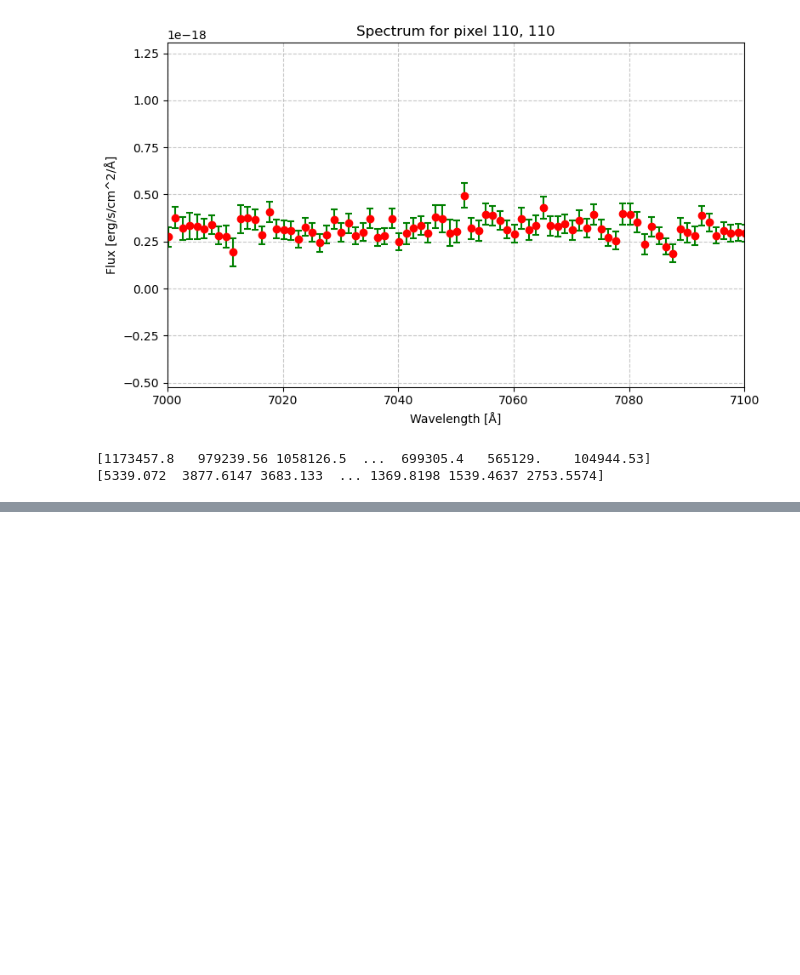
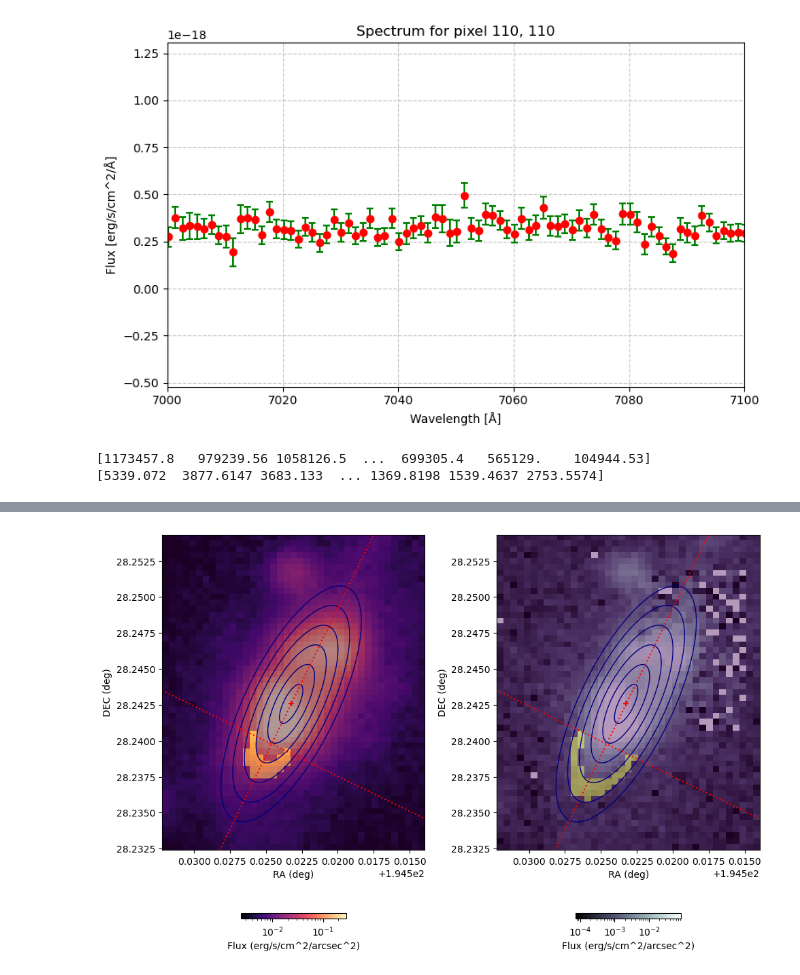
Before and after one commit to robertoinfurna/GALAXIES, a Jupyter notebook: RPS/NGC 4848.ipynb, the cells around one changed output, grey strips where cells are left out. Saved outputs shown, nothing was run; the diff lists cells and outputs as text; code cells hidden in the pictures; blank space fills up the shorter version.

```diff
--- a/RPS/NGC 4848.ipynb
+++ b/RPS/NGC 4848.ipynb
@@ -598,0 +508,16 @@ plt.show()
+# %%
+
+ra_min_cut = 194.53223072835175
+ra_max_cut = 194.51394223048234
+
+dec_min_cut = 28.232401597627494
+dec_max_cut = 28.25434599860988
+
+x_min_cut,y_min_cut = wcs.all_world2pix([[ra_min_cut,dec_min_cut]], 0)[0]
+x_max_cut,y_max_cut = wcs.all_world2pix([[ra_max_cut,dec_max_cut]], 0)[0]
+
+#print(x_min_cut,x_max_cut)
+#print(y_min_cut,y_max_cut)
+
+image_nuv_cut = image_nuv[int(y_min_cut):int(y_max_cut),int(x_min_cut):int(x_max_cut)]
+image_fuv_cut = image_fuv[int(y_min_cut):int(y_max_cut),int(x_min_cut):int(x_max_cut)]
@@ -598,0 +597,68 @@ plt.show()
+# %%
+import matplotlib.pyplot as plt
+from matplotlib.colors import LogNorm
+from matplotlib.patches import Ellipse
+
+fig, ax = plt.subplots(1, 2, figsize=(10, 10))  # Adjust the size for better appearance
+ax = ax.flatten()
+
+
+norm = LogNorm(np.nanquantile(image_nuv_cut[image_nuv_cut>0], 0.01), vmax=np.nanquantile(image_nuv_cut, 0.99))
+
+# nuv
+im0 = ax[0].imshow(image_nuv_cut, origin='lower', extent=[ra_min_cut, ra_max_cut, dec_min_cut, dec_max_cut], cmap='magma', norm=norm)
+ax[0].set_xlabel("RA (deg)")
+ax[0].set_ylabel("DEC (deg)")
+
+# fuv
+norm = LogNorm(np.nanquantile(image_fuv_cut[image_fuv_cut>0], 0.01), vmax=np.nanquantile(image_fuv_cut, 0.99))
+im1 = ax[1].imshow(image_fuv_cut, origin='lower', extent=[ra_min_cut, ra_max_cut, dec_min_cut, dec_max_cut], cmap='bone', norm=norm)
+ax[1].set_xlabel("RA (deg)")
+ax[1].set_ylabel("DEC (deg)")
+
+cbar0 = fig.colorbar(im0, ax=ax[0], location='bottom', shrink=0.4, pad = 0.1)
+cbar1 = fig.colorbar(im1, ax=ax[1], location='bottom', shrink=0.4, pad = 0.1)
+
+cbar0.set_label("Flux (erg/s/cm^2/arcsec^2)")
+cbar1.set_label("Flux (erg/s/cm^2/arcsec^2)")
+
+######
+
+# Create ellipses and add them to the plot
+for i in range(1, n):
+    a = width * i                # semimajor axis
+    b = a * np.sqrt(1-e**2)
+
+    for k in range(2):
+        ellipse = Ellipse(center, a*2, b*2, angle=angle, edgecolor='navy', facecolor='none')
+        ax[k].add_patch(ellipse)
+        #x_text = center[0] + a * np.cos(np.radians(angle)) - 5
+        #y_text = m_semimajor_axis * (x_text - center[0]) + center[1]
+        #ax[k].text(x_text,y_text, i, fontsize=15, zorder=1, clip_on=True,c='navy')
+
+
+ax[0].scatter(center[0], center[1], marker='+', c='red')
+ax[1].scatter(center[0], center[1], marker='+', c='red')
+ax[0].plot(x,y_semi,linestyle=':',c='red')
+ax[1].plot(x,y_semi,linestyle=':',c='red')
+ax[0].plot(x,y_line,linestyle=':',c='red')
+ax[1].plot(x,y_line,linestyle=':',c='red')
+
+ax[0].imshow(masks[3], extent=[ra_min, ra_max, dec_min, dec_max], origin='lower', interpolation='none', alpha=0.4) #cmap=cmaps[i-1]
+ax[1].imshow(masks[4], extent=[ra_min, ra_max, dec_min, dec_max], origin='lower', interpolation='none', alpha=0.4) #cmap=cmaps[i-1]
+
+for k in range(2):
+    ax[k].set_xlim(ra_min_cut,ra_max_cut)
+    ax[k].set_ylim(dec_min_cut,dec_max_cut)
+    #ax[k].set_xlim(194.5+0.03,194.5+0.022)
+    #ax[k].set_ylim(28.235,28.243)
+    #ax[k].grid()
+
+
+# Adjusting layout to make it fit better
+plt.tight_layout(rect=[0, 0, 1, 0.96])  # Adjust the tight_layout to leave space for colorbars
+plt.show()
+
+plt.show()
+# %% [output]
+[figure, added]
```
Also changed, not shown: parts of 28 cells of this notebook.
